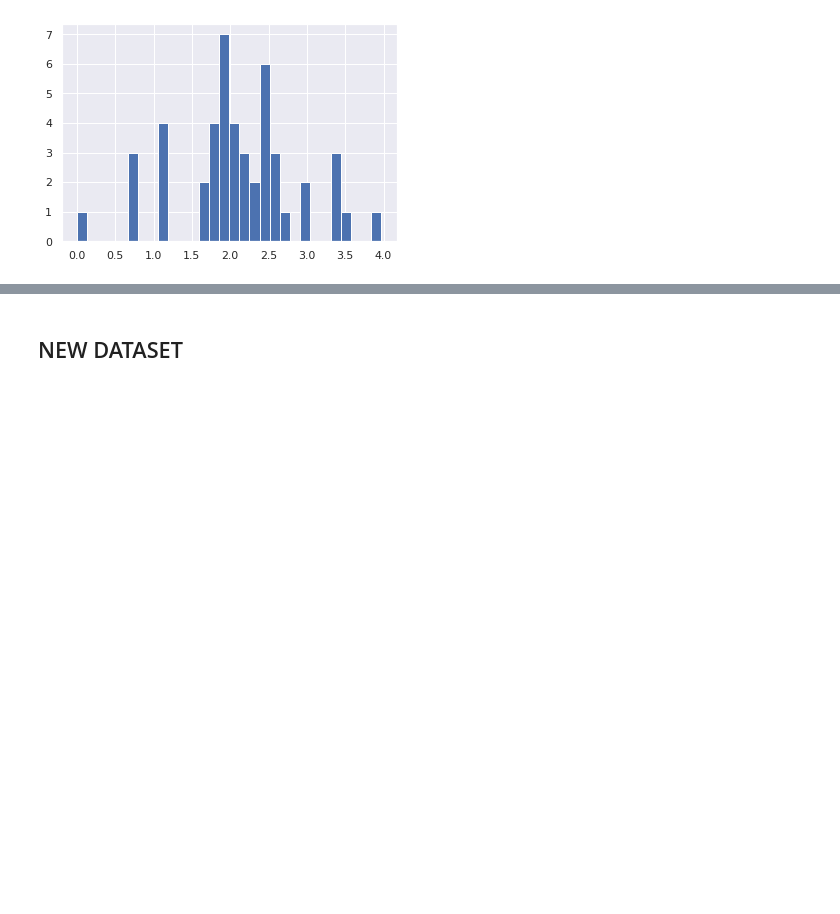
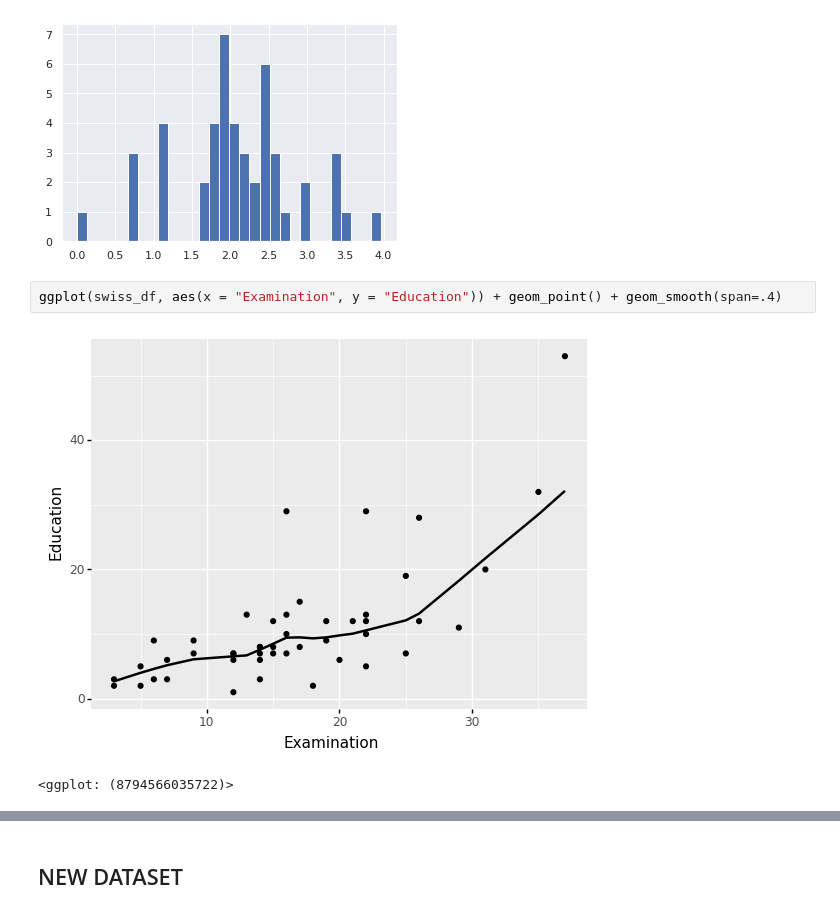
Before and after one commit to Osfory/Statistical_and_Data_Analysis_Test_area, a Jupyter notebook: Python/Common_methods_of_data_analysis.ipynb, the cells around one changed output, grey strips where cells are left out. Saved outputs shown, nothing was run; the diff lists cells and outputs as text; blank space fills up the shorter version.

```diff
--- a/Python/Common_methods_of_data_analysis.ipynb
+++ b/Python/Common_methods_of_data_analysis.ipynb
@@ -1309,3 +1309,8 @@ np.log(swiss["Education"]).hist(bins=30)
 # %% [output]
 <AxesSubplot:>
 [figure]
+# %%
+ggplot(swiss_df, aes(x = "Examination", y = "Education")) + geom_point() + geom_smooth(span=.4)
+# %% [output]
+[figure, added]
+<ggplot: (8794566035722)>
```
Also changed, not shown: parts of 134 cells of this notebook.
